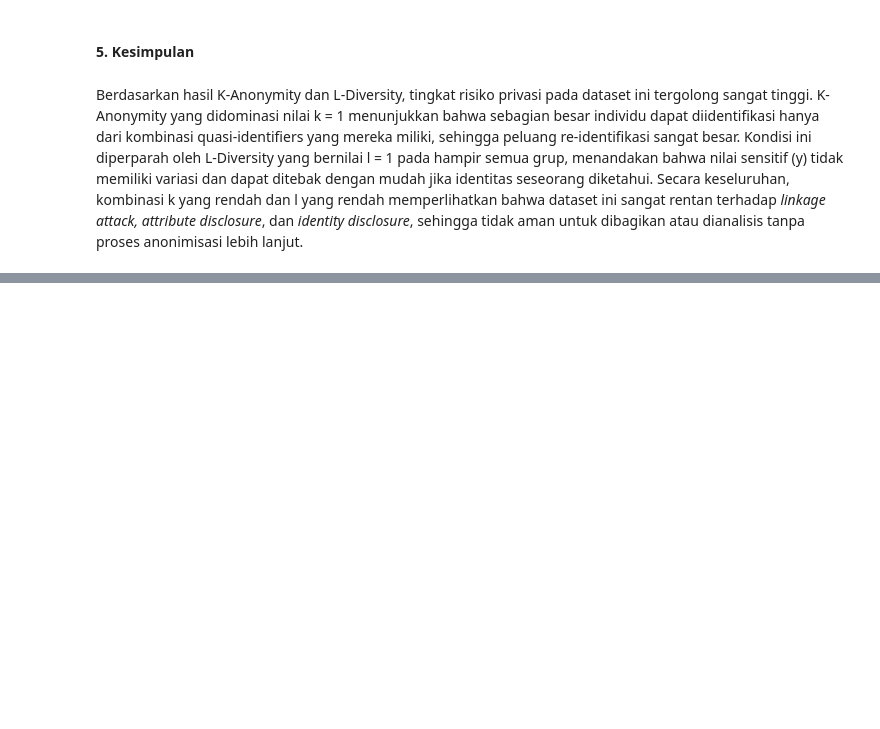
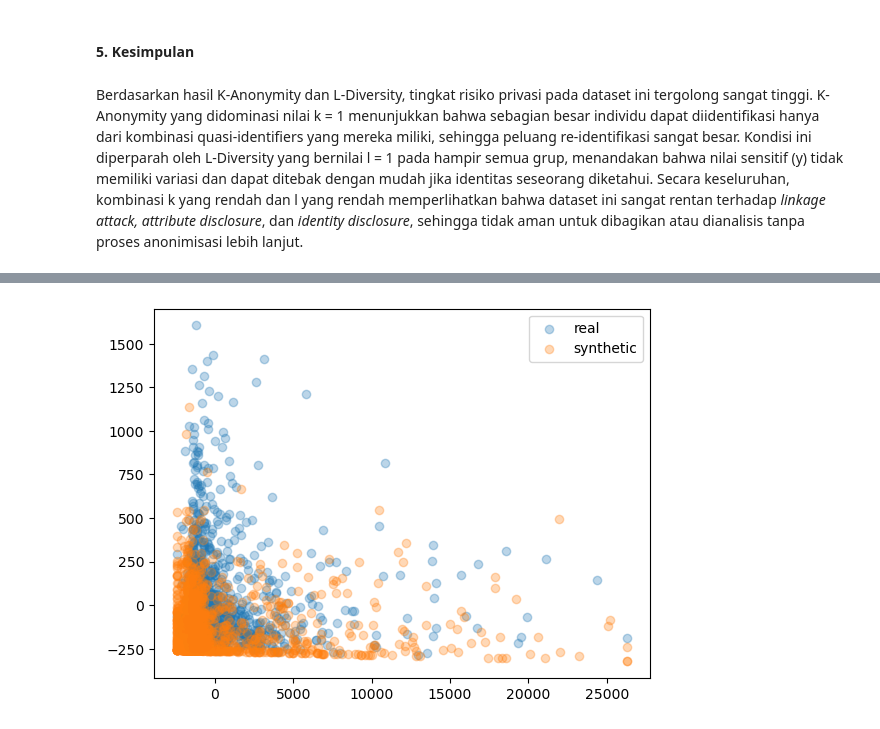
Before and after one commit to yohanalydia/Tugas-Besar-Keamanan-Data, a Jupyter notebook: TugasBesarKeamananData.ipynb, the cells around one changed output, grey strips where cells are left out. Saved outputs shown, nothing was run; the diff lists cells and outputs as text; code cells hidden in the pictures; blank space fills up the shorter version.

```diff
--- a/TugasBesarKeamananData.ipynb
+++ b/TugasBesarKeamananData.ipynb
@@ -238,0 +282,18 @@ Berdasarkan hasil K-Anonymity dan L-Diversity, tingkat risiko privasi pada datas
+# %%
+from sdv.metadata import SingleTableMetadata # import SingleTableMetadata
+from sdv.single_table import CTGANSynthesizer # import CTGANSynthesizer untuk membuat data sintetis
+
+# metadata = SingleTableMetadata() # membuat objek SingleTableMetadata
+# metadata.detect_from_dataframe(df_sample) # mengambil metadata dari dataframe
+# metadata.save_to_json('metadata.json') # menyimpan metadata ke dalam file json
+
+# model = CTGANSynthesizer( # membuat objek CTGANSynthesizer
+#     metadata=metadata, # mengambil metadata dari dataframe
+#     epochs=100, # mengatur jumlah epoch
+#     batch_size=200 # mengatur ukuran batch
+# )
+# model.fit(df_sample) # memulai proses pembuatan data sintetis
+# model.save('ctgan.pkl') # menyimpan model ke dalam file pickle
+
+metadata = SingleTableMetadata.load_from_json('metadata.json') # mengambil metadata dari file json
+model = CTGANSynthesizer.load('ctgan.pkl') # mengambil model dari file pickle
@@ -238,0 +302,3 @@ Berdasarkan hasil K-Anonymity dan L-Diversity, tingkat risiko privasi pada datas
+# %%
+synthetic_data = model.sample(num_rows=1500) # membuat data sintetis
+synthetic_data.head() # menampilkan 5 data teratas
@@ -238,0 +332,16 @@ Berdasarkan hasil K-Anonymity dan L-Diversity, tingkat risiko privasi pada datas
+# %%
+# Privacy Evaluation (PCA Plot)
+from sklearn.decomposition import PCA # import PCA
+import matplotlib.pyplot as plt # import plt
+
+pca = PCA(n_components=2) # membuat objek PCA
+pca_real = pca.fit_transform(df_sample.select_dtypes('number')) # melakukan PCA pada data asli
+pca_synth = pca.transform(synthetic_data.select_dtypes('number')) # melakukan PCA pada data sintetis
+
+# menampilkan PCA plot
+plt.scatter(pca_real[:,0], pca_real[:,1], alpha=0.3, label='real')
+plt.scatter(pca_synth[:,0], pca_synth[:,1], alpha=0.3, label='synthetic')
+plt.legend()
+plt.show()
+# %% [output]
+[figure, added]
```
Also changed, not shown: parts of 12 cells of this notebook.
